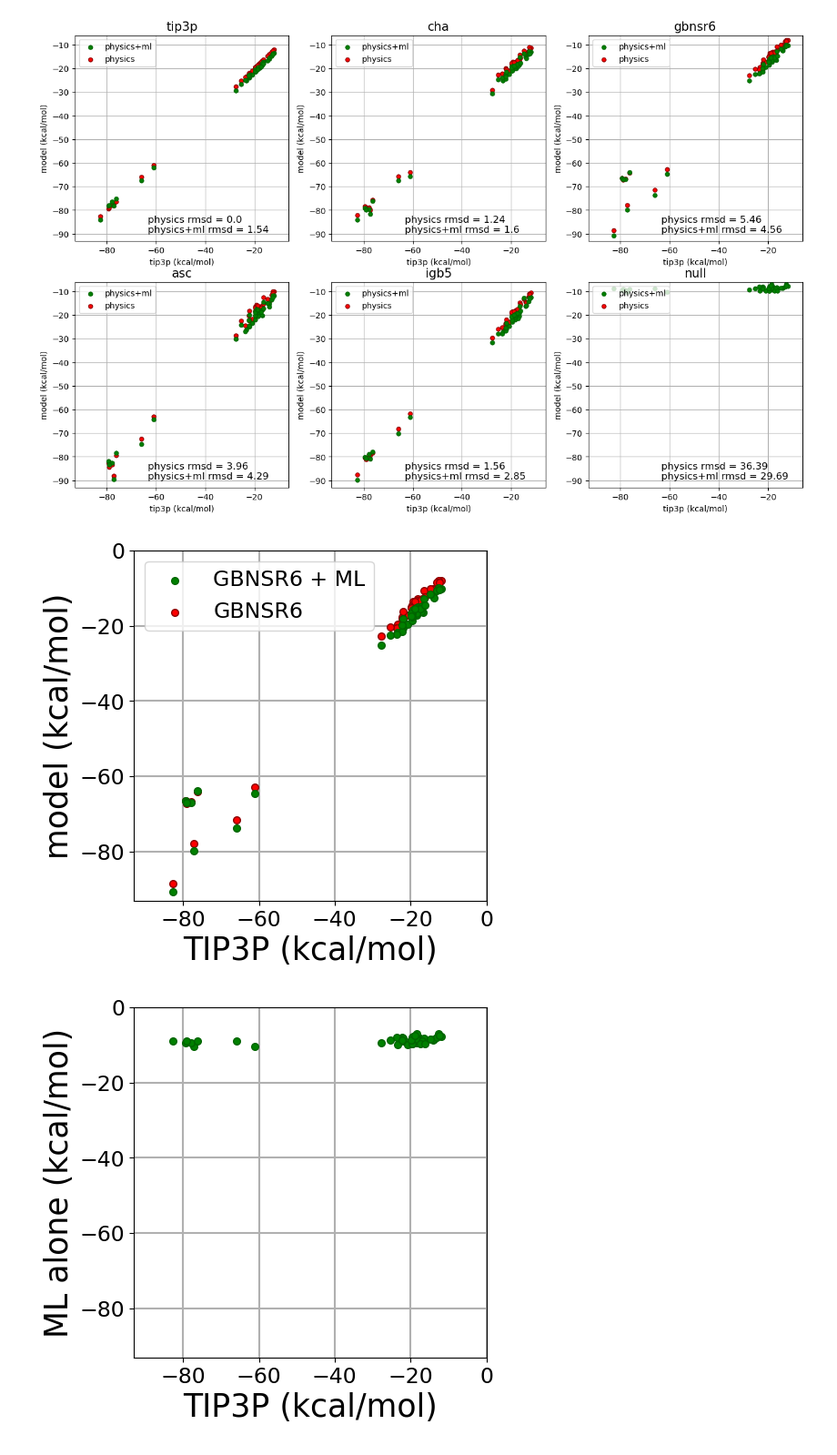
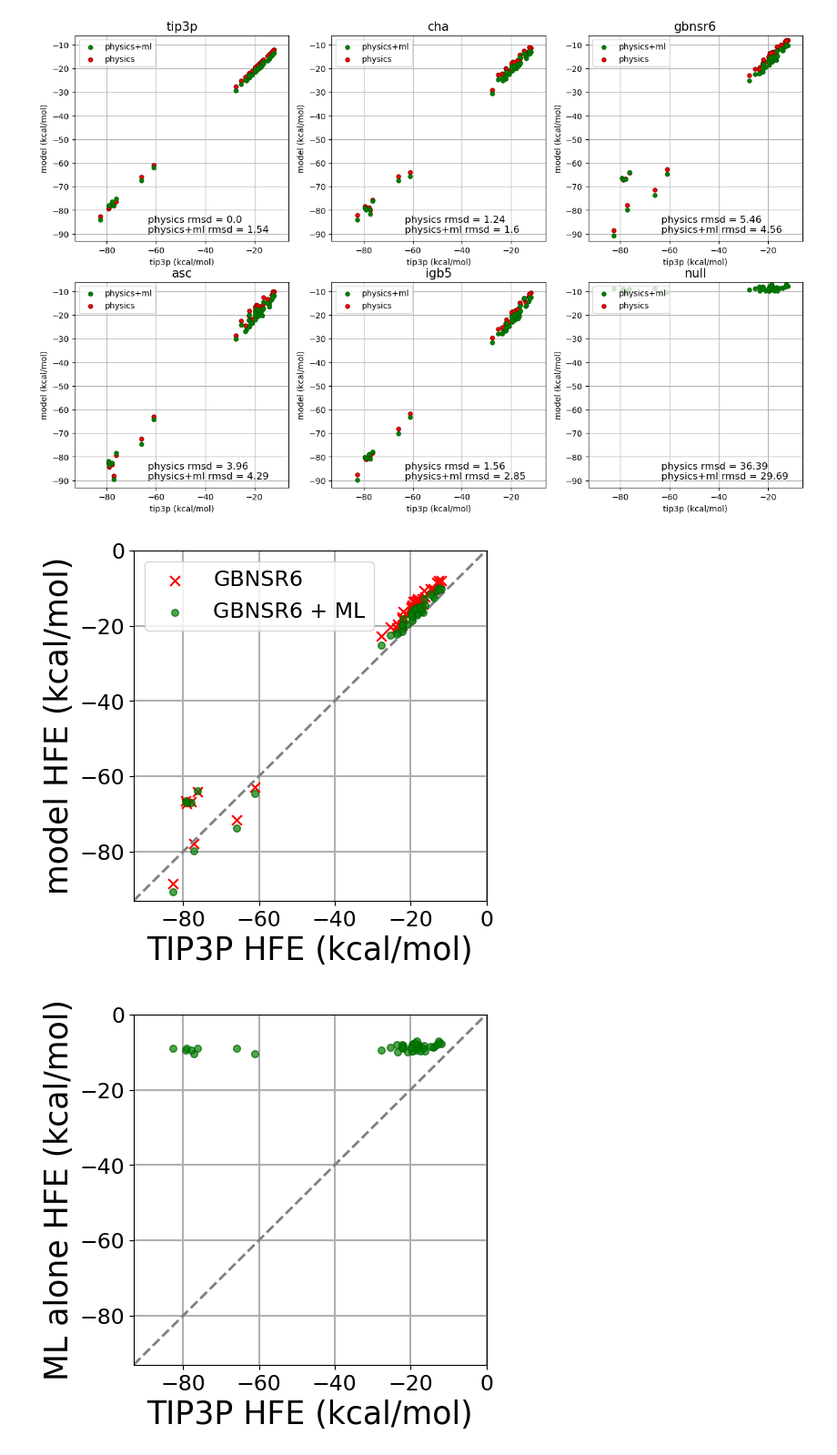
Before and after one commit to Onufriev-Lab/deepchem_HFE_residual_modeling, a Jupyter notebook: amino_44_ml.ipynb, the cells around one changed output. Shown: that part at 91% size. Cells and saved outputs as stored; diff of their text form; code cells hidden in the pictures.

```diff
--- a/amino_44_ml.ipynb
+++ b/amino_44_ml.ipynb
@@ -165,44 +179,46 @@ i+=1
 plt.grid(True,linewidth=1.5)
 plt.xlim([-f-1,-h])
 plt.ylim([-f-1, -h])
-plt.scatter(tip3p_calc,phys_ml, label = "GBNSR6 + ML",color='green',edgecolors='darkgreen',zorder=3,s=30)
-plt.scatter(tip3p_calc,phys_calc, label = "GBNSR6",color='red',edgecolors='darkred',zorder=2,s=30)
+plt.scatter(tip3p_calc,phys_calc, label = "GBNSR6",color='red',edgecolors='darkred',zorder=2,s=60,marker='x')
+plt.scatter(tip3p_calc,phys_ml, label = "GBNSR6 + ML",color='green',edgecolors='darkgreen',zorder=3,s=30,alpha=0.7)
 plt.legend(loc='upper left',fontsize = 17)
-plt.xlabel("TIP3P (kcal/mol)",fontsize = 25)
-plt.ylabel("model (kcal/mol)",fontsize = 25)
+plt.xlabel("TIP3P HFE (kcal/mol)",fontsize = 25)
+plt.ylabel("model HFE (kcal/mol)",fontsize = 25)
+plt.axline((0,0),slope=1,color='gray',linewidth=2,linestyle='dashed')
 plt.xticks(fontsize=17)
 _=plt.yticks(fontsize=17)
 # plt.text(-f+(f-h)/3, -f-1+(f-h)/25, 'physics rmsd = '+str(rmsd_phys)+'\nphysics+ml rmsd = '+str(rmsd_ml),fontsize=12.)#, bbox=dict(fill=False, edgecolor='red', linewidth=2))
 # %% [output]
-[figure, old version]
+[figure, new version]
 # %%
 import matplotlib.pyplot as plt
 plt.figure(figsize=(5,5),linewidth=5)
 h = 0
 f = 92
 i=1
 tip3p_calc = amino_results[(amino_results.tip3p > -f)]['tip3p']
 feat = 'null'
 phys_calc = amino_results[(amino_results.tip3p > -f)][feat]
 phys_ml = amino_results[(amino_results.tip3p > -f)][feat+'_with_ml']
 
 rmsd_phys=np.round(rmsd(tip3p_calc,phys_calc),3)
 rmsd_ml=np.round(rmsd(tip3p_calc,phys_ml),3)
 # print('physics model compared to tip3p: rmsd =',rmsd_phys)
 # print('rmsd for physics + ML compared to tip3p:',rmsd_ml)
 # plt.subplot(2, 3, i)
 i+=1
 # plt.title(,fontsize=15.)
 plt.grid(True,linewidth=1.5)
 plt.xlim([-f-1,-h])
 plt.ylim([-f-1, -h])
-plt.scatter(tip3p_calc,phys_ml,color='green',edgecolors='darkgreen',zorder=3,s=30)
+plt.scatter(tip3p_calc,phys_ml,color='green',edgecolors='darkgreen',zorder=3,s=30,alpha=0.7)
 # plt.scatter(tip3p_calc,phys_calc, label = "GBNSR6",color='red',edgecolors='darkred',zorder=2,s=30)
 # plt.legend(loc='upper left',fontsize = 17)
-plt.xlabel("TIP3P (kcal/mol)",fontsize = 25)
-plt.ylabel("ML alone (kcal/mol)",fontsize = 25)
+plt.xlabel("TIP3P HFE (kcal/mol)",fontsize = 25)
+plt.ylabel("ML alone HFE (kcal/mol)",fontsize = 25)
+plt.axline((0,0),slope=1,color='gray',linewidth=2,linestyle='dashed')
 plt.xticks(fontsize=17)
 _=plt.yticks(fontsize=17)
 # plt.text(-f+(f-h)/3, -f-1+(f-h)/25, 'physics rmsd = '+str(rmsd_phys)+'\nphysics+ml rmsd = '+str(rmsd_ml),fontsize=12.)#, bbox=dict(fill=False, edgecolor='red', linewidth=2))
 # %% [output]
-[figure, old version]
+[figure, new version]
```
Also changed, not shown: parts of 2 cells of this notebook, 4 other files.
